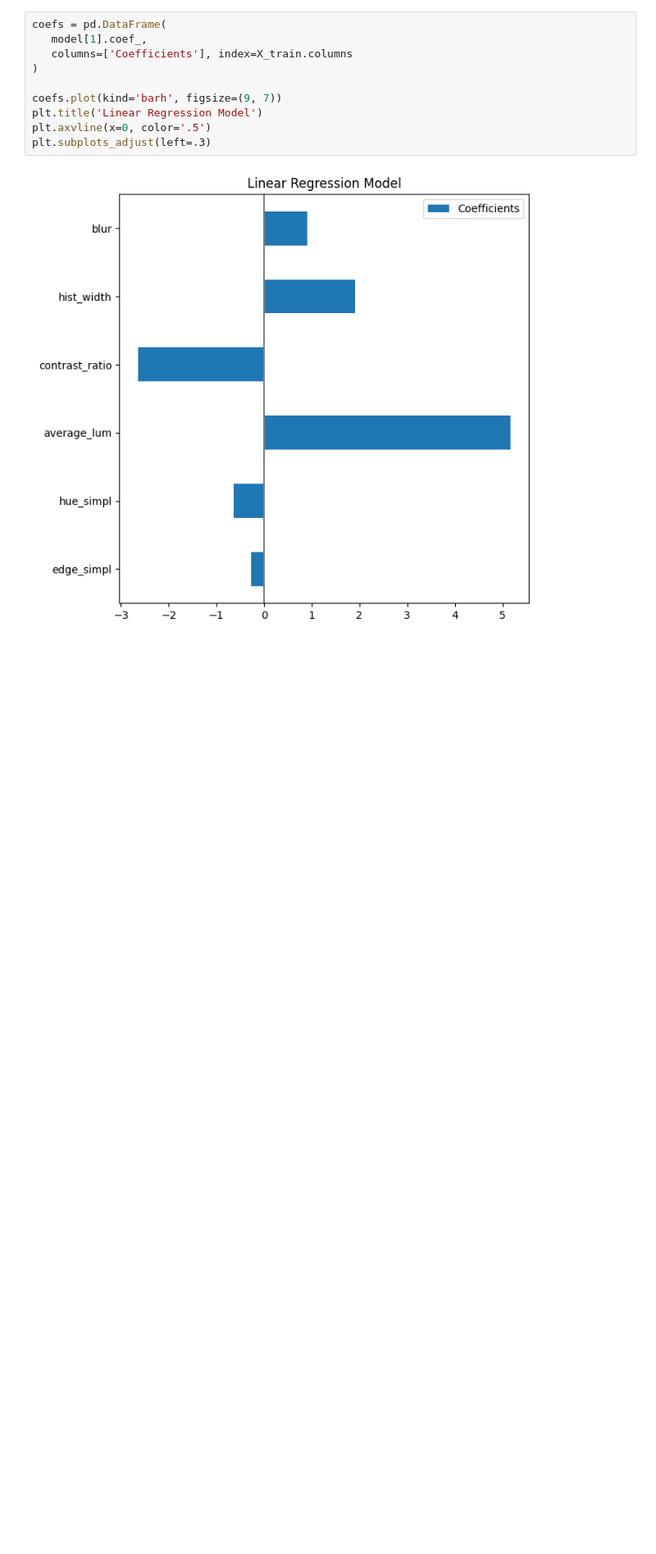
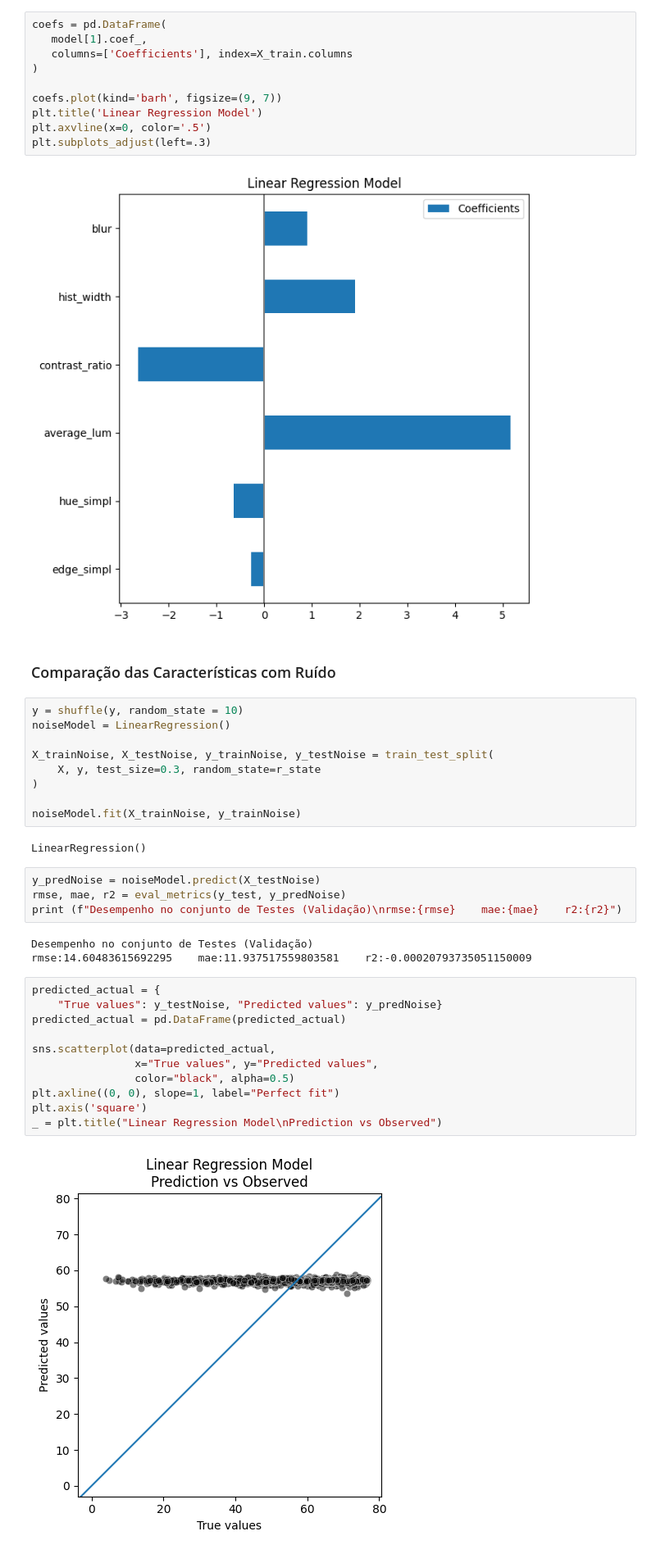
Before and after one commit to iangalvao/TCC_Image_Quality_Assesment, a Jupyter notebook: notebooks/traininig.ipynb, the cells around one changed output. Shown at 82% size. Cells and saved outputs as stored; diff of their text form; blank space fills up the shorter version.

```diff
--- a/notebooks/traininig.ipynb
+++ b/notebooks/traininig.ipynb
@@ -202,3 +214,36 @@ plt.axvline(x=0, color='.5')
 plt.subplots_adjust(left=.3)
 # %% [output]
 [figure]
+# %% [markdown]
+### Comparação das Características com Ruído
+# %%
+y = shuffle(y, random_state = 10)
+noiseModel = LinearRegression()
+
+X_trainNoise, X_testNoise, y_trainNoise, y_testNoise = train_test_split(
+    X, y, test_size=0.3, random_state=r_state
+)
+
+noiseModel.fit(X_trainNoise, y_trainNoise)
+# %% [output]
+LinearRegression()
+# %%
+y_predNoise = noiseModel.predict(X_testNoise)
+rmse, mae, r2 = eval_metrics(y_test, y_predNoise)
+print (f"Desempenho no conjunto de Testes (Validação)\nrmse:{rmse}    mae:{mae}    r2:{r2}")
+# %% [output]
+Desempenho no conjunto de Testes (Validação)
+rmse:14.60483615692295    mae:11.937517559803581    r2:-0.00020793735051150009
+# %%
+predicted_actual = {
+    "True values": y_testNoise, "Predicted values": y_predNoise}
+predicted_actual = pd.DataFrame(predicted_actual)
+
+sns.scatterplot(data=predicted_actual,
+                x="True values", y="Predicted values",
+                color="black", alpha=0.5)
+plt.axline((0, 0), slope=1, label="Perfect fit")
+plt.axis('square')
+_ = plt.title("Linear Regression Model\nPrediction vs Observed")
+# %% [output]
+[figure, added]
```
Also changed, not shown: parts of 18 cells of this notebook, 26 other files.
